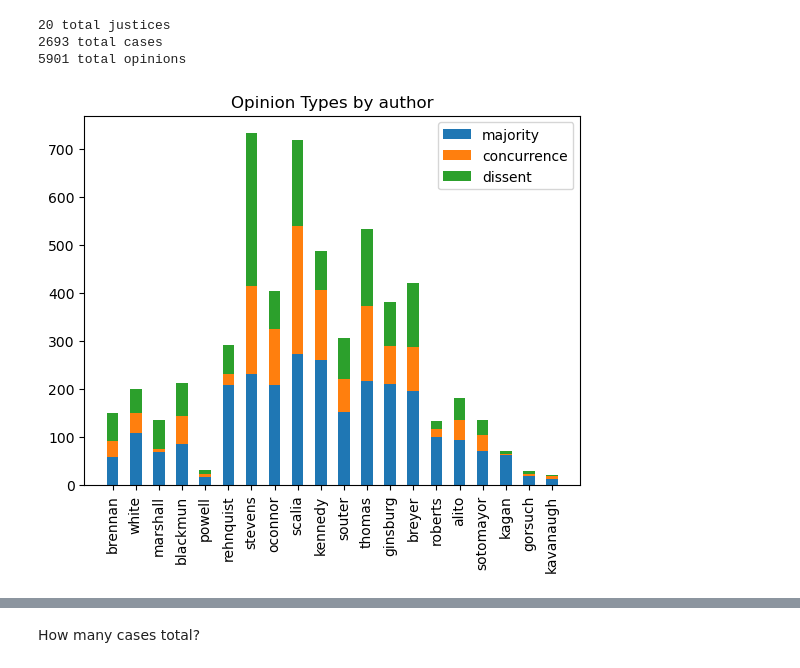
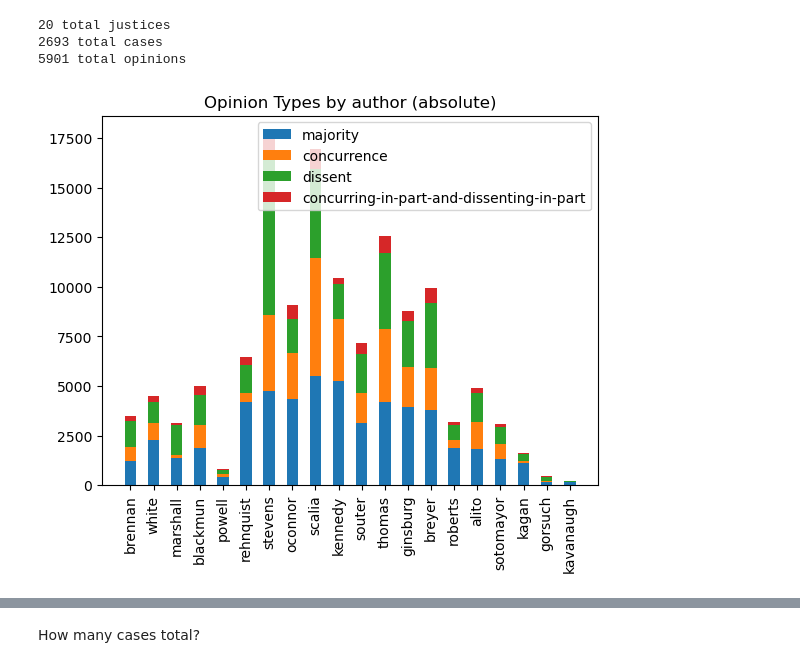
Before and after one commit to mkranzlein/scotus-metalang, a Jupyter notebook: scripts/notebooks/summary_stats.ipynb, the cells around one changed output, grey strips where cells are left out. Saved outputs shown, nothing was run; the diff lists cells and outputs as text; code cells hidden in the pictures.

```diff
--- a/scripts/notebooks/summary_stats.ipynb
+++ b/scripts/notebooks/summary_stats.ipynb
@@ -20,10 +87,6 @@ for author in authors.ORDERED_JUSTICES:
         docket_numbers.add(opinion_path.name)
 
     opinions_by_author[author] = num_opinions
-for author, num_opinions in opinions_by_author.items():
-    term_start = authors.ORDERED_JUSTICES[author][0]
-    term_end = authors.ORDERED_JUSTICES[author][1]
-    print(f"{author} & {num_opinions} & {term_start} & {term_end}\\\\")
 # %% [output]
 brennan & 163 & 1956 & 1990\\
 white & 215 & 1962 & 1993\\
@@ -45,3 +108,9 @@ sotomayor & 140 & 2009 & 2100\\
 kagan & 71 & 2010 & 2100\\
 gorsuch & 30 & 2017 & 2100\\
 kavanaugh & 21 & 2018 & 2100\\
+# %%
+for author in authors.ORDERED_JUSTICES:
+    num_opinions = author_counts[author]
+    term_start = authors.ORDERED_JUSTICES[author][0]
+    term_end = authors.ORDERED_JUSTICES[author][1]
+    print(f"{author} & {num_opinions} & {term_start} & {term_end}\\\\")
@@ -53,27 +143,28 @@ print(f"{sum(opinions_by_author.values())} total opinions")
 20 total justices
 2693 total cases
 5901 total opinions
-# %%
-opinion_types_by_author = defaultdict(Counter)
-for author in authors.ORDERED_JUSTICES:
-    for opinion_path in Path(f"data/cap/known_authors/{author}/").glob("*.json"):
-        with open(opinion_path, "r") as f:
-            data = json.load(f)
-            opinion_types_by_author[author][data["opinion_type"]] += 1
+# %%
+opinion_types_by_author = defaultdict(Counter)
+for author in authors.ORDERED_JUSTICES:
+    for opinion in opinions:
+        author = opinion["author"]
+        op_type = opinion["type"]
+        if op_type in ["majority", "concurrence", "dissent", "concurring-in-part-and-dissenting-in-part"]:
+            opinion_types_by_author[author][op_type] += 1
 # %%
 width = .5
 bottom = np.zeros(len(authors.ORDERED_JUSTICES))
 auths = list(authors.ORDERED_JUSTICES.keys())
-for category in ["majority", "concurrence", "dissent"]:
+for category in ["majority", "concurrence", "dissent", "concurring-in-part-and-dissenting-in-part"]:
     vals = [opinion_types_by_author[author].get(category, 0) for author in authors.ORDERED_JUSTICES]
     plt.bar(auths, vals, width = .5, label=category,
             bottom=bottom)
     bottom += vals
 
 plt.xticks(rotation=90)
 plt.legend()
-plt.title("Opinion Types by author")
-plt.savefig("figures/opinion_types_by_author.pdf")
+plt.title("Opinion Types by author (absolute)")
+plt.savefig("figures/opinion_types_by_author_absolute.pdf")
 plt.show()
 # %% [output]
-[figure, old version]
+[figure, new version]
```
Also changed, not shown: parts of 14 cells of this notebook, 1 other file.
